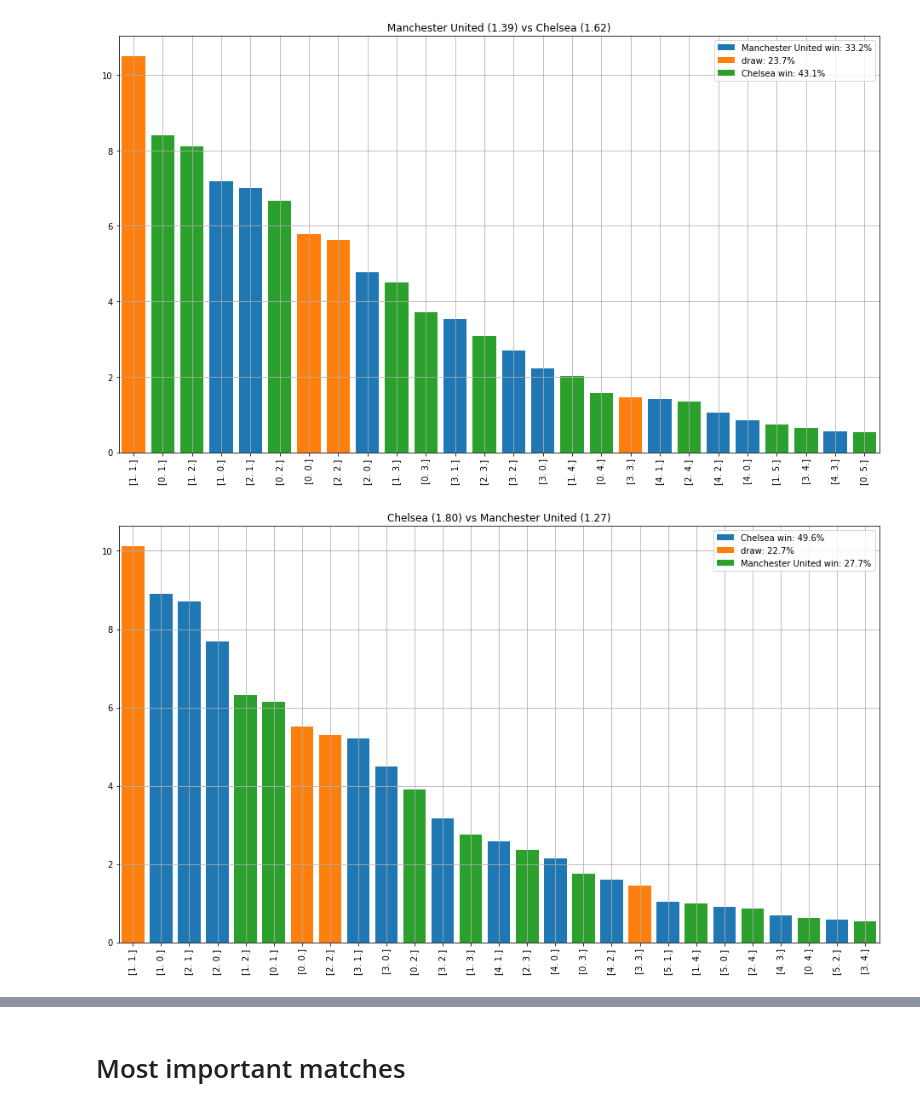
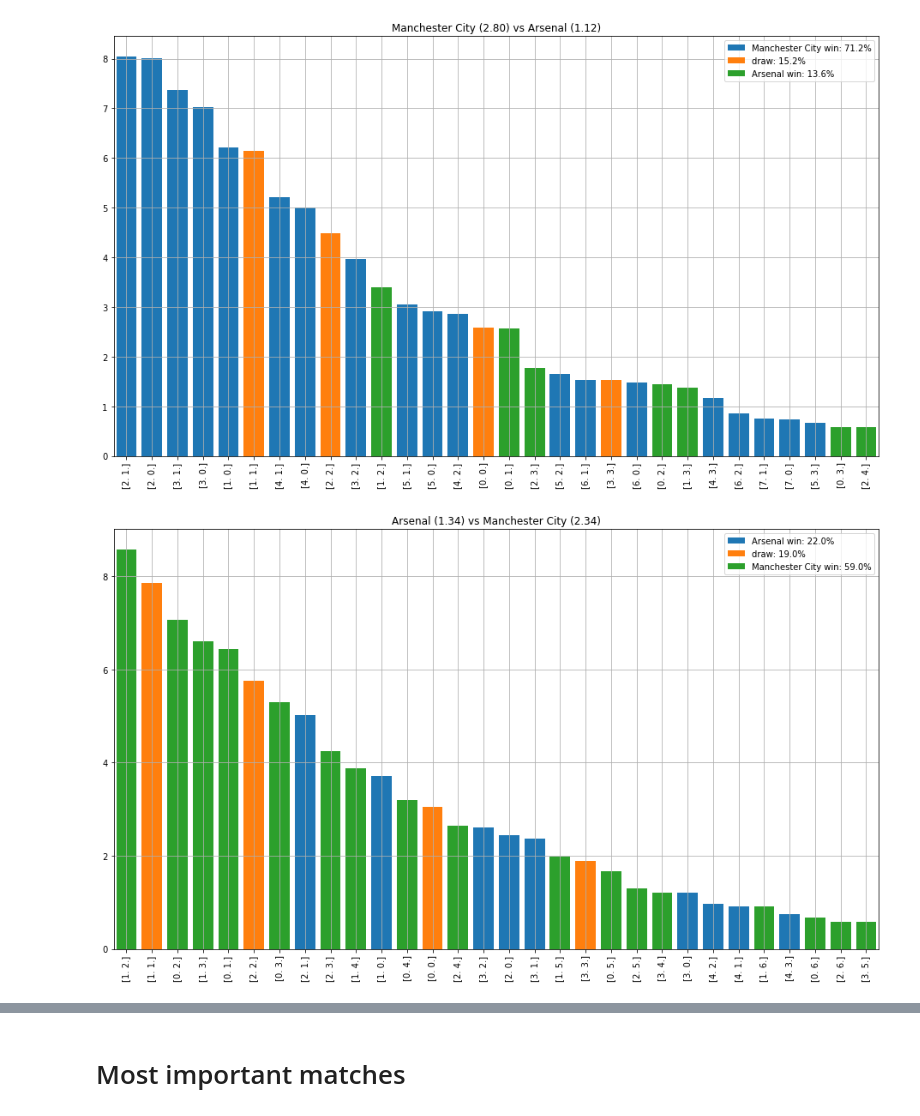
Before and after one commit to tchnvkng/football_sim, a Jupyter notebook: pl2.ipynb, the cells around one changed output, grey strips where cells are left out. Saved outputs shown, nothing was run; the diff lists cells and outputs as text; code cells hidden in the pictures.

```diff
--- a/pl2.ipynb
+++ b/pl2.ipynb
@@ -120,17 +136,20 @@ _,fig=PremierLeague.what_if('Arsenal v Chelsea',ref_team='Manchester United')
 # %%
 team1=teams['Manchester United']
+team1=teams['Manchester City']
 team2=teams['Brighton and Hove Albion']
 team2=teams['Chelsea']
+team2=teams['Arsenal']
+#team2=teams['Leicester City']
 fig=plt.figure(1)
 team1.outcomes_vs(team2,home_advantage=np.array([lH-lA,pH/pA]))
 fig.set_size_inches(16,9)
 fig=plt.figure(2)
 team2.outcomes_vs(team1,home_advantage=np.array([lH-lA,pH/pA]))
 fig = plt.gcf()
 fig.set_size_inches(16,9)
 # %% [output]
-[figure, old version]
+[figure, new version]
-[figure, old version]
+[figure, new version]
 # %%
 PremierLeague=League['BPL']
 PremierLeague.team_report('Manchester United')
```
Also changed, not shown: parts of 13 cells of this notebook, 3 other files.
